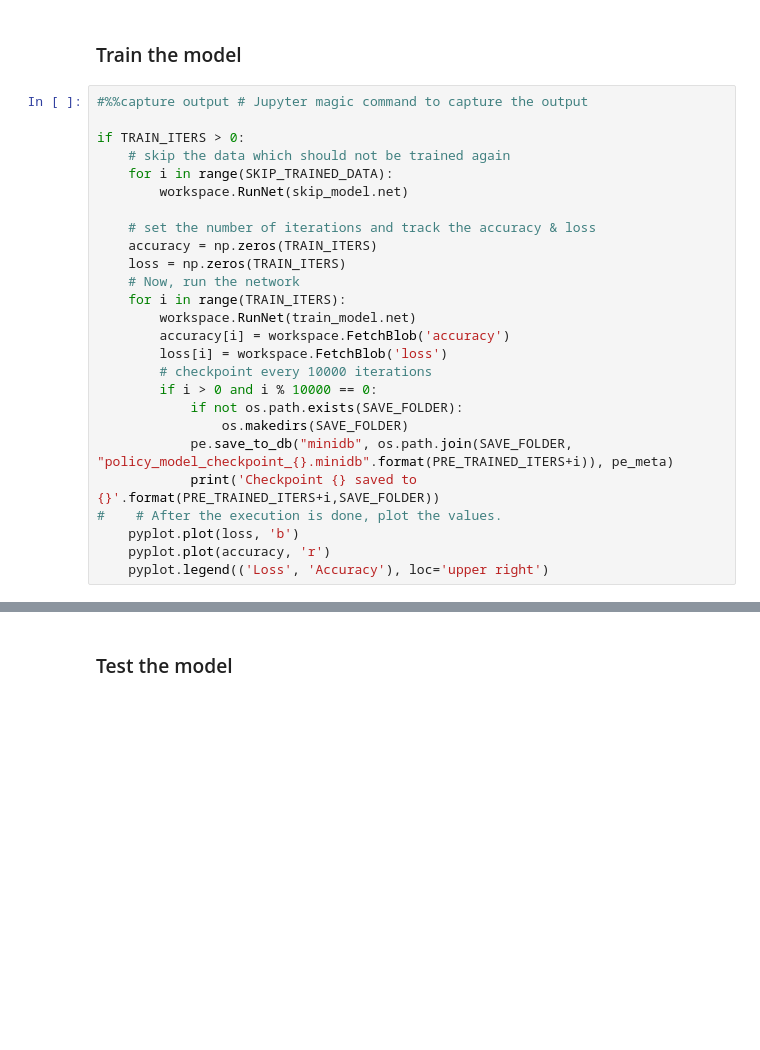
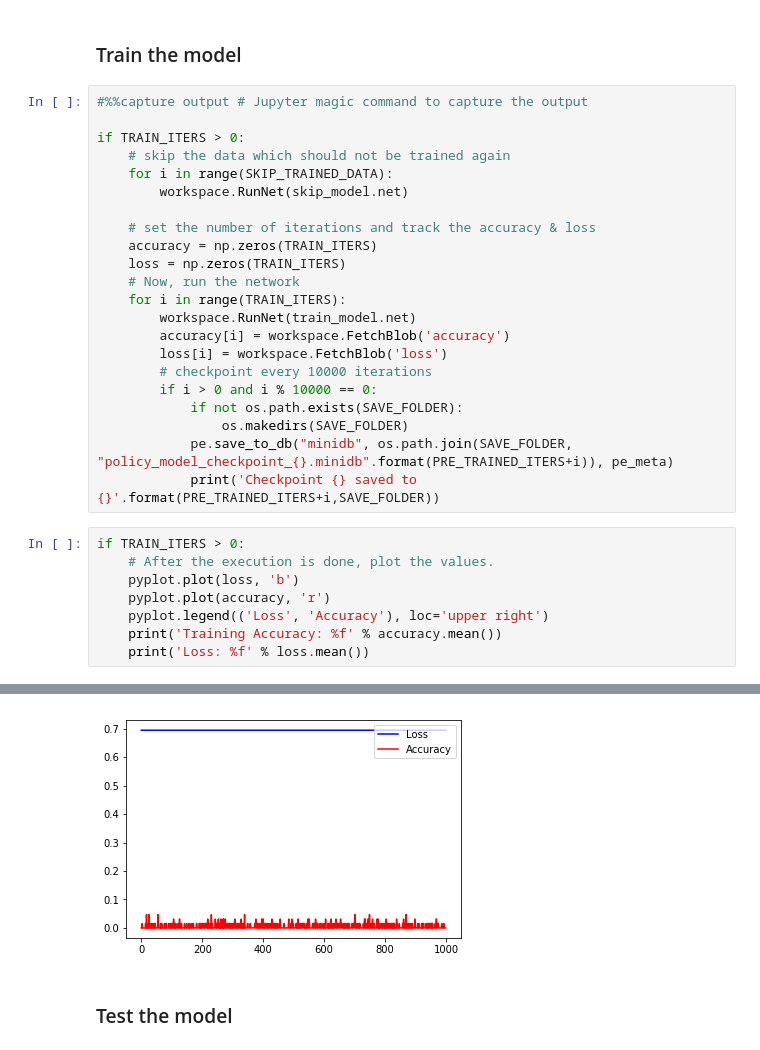
Before and after one commit to davinwang/C2TutorialsGo, a Jupyter notebook: Mock AlphaGo (2) Policy Network.ipynb, the cells around one changed output, grey strips where cells are left out. Cells and saved outputs as stored; diff of their text form; blank space fills up the shorter version.

```diff
--- a/Mock AlphaGo (2) Policy Network.ipynb
+++ b/Mock AlphaGo (2) Policy Network.ipynb
@@ -221,7 +191,12 @@ if TRAIN_ITERS > 0:
                 os.makedirs(SAVE_FOLDER)
             pe.save_to_db("minidb", os.path.join(SAVE_FOLDER, "policy_model_checkpoint_{}.minidb".format(PRE_TRAINED_ITERS+i)), pe_meta)
             print('Checkpoint {} saved to {}'.format(PRE_TRAINED_ITERS+i,SAVE_FOLDER))
-#    # After the execution is done, plot the values.
-    pyplot.plot(loss, 'b')
-    pyplot.plot(accuracy, 'r')
-    pyplot.legend(('Loss', 'Accuracy'), loc='upper right')
+# %%
+if TRAIN_ITERS > 0:
+    # After the execution is done, plot the values.
+    pyplot.plot(loss, 'b')
+    pyplot.plot(accuracy, 'r')
+    pyplot.legend(('Loss', 'Accuracy'), loc='upper right')
+    print('Training Accuracy: %f' % accuracy.mean())
+    print('Loss: %f' % loss.mean())
+# %% [output]
@@ -228,3 +205,4 @@ if TRAIN_ITERS > 0:
+[figure, added]
 # %% [markdown]
 ### Test the model
 # %%
```
Also changed, not shown: parts of 11 cells of this notebook, 1 other file.
